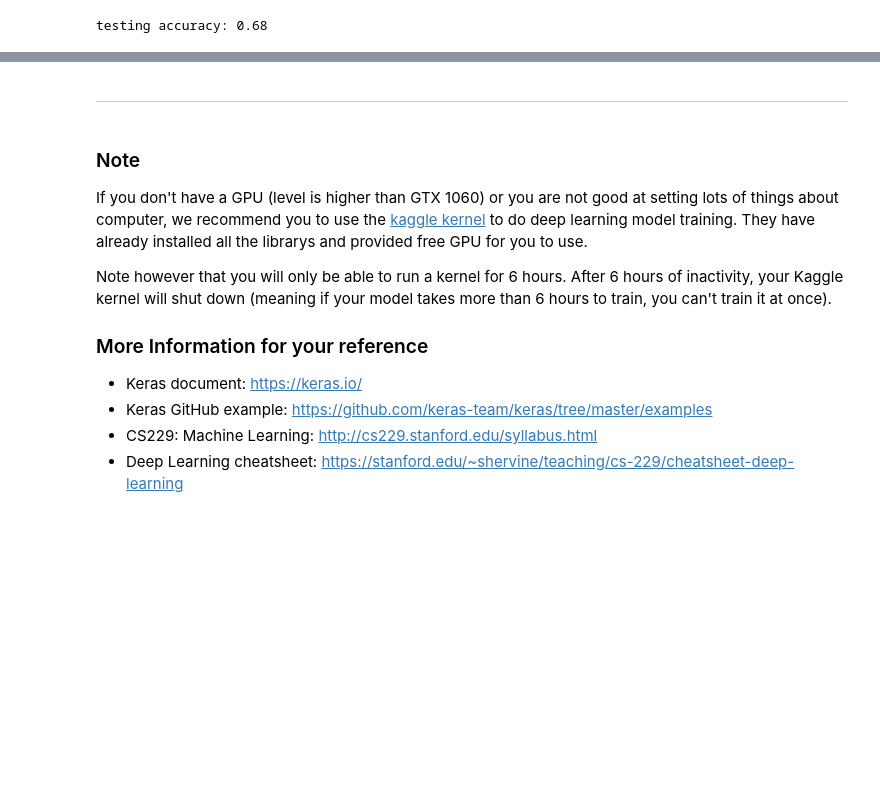
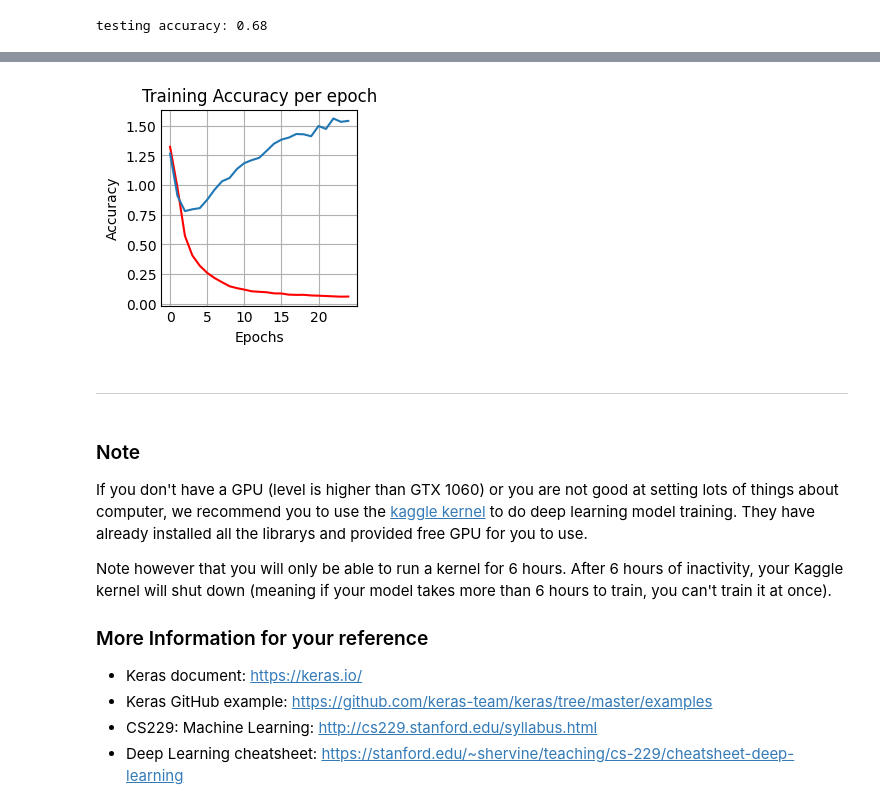
Before and after one commit to Judy-Hsieh/DM2022-Lab2-Master, a Jupyter notebook: DM2022-Lab2-Master.ipynb, the cells around one changed output, grey strips where cells are left out. Saved outputs shown, nothing was run; the diff lists cells and outputs as text; code cells hidden in the pictures; blank space fills up the shorter version.

```diff
--- a/DM2022-Lab2-Master.ipynb
+++ b/DM2022-Lab2-Master.ipynb
@@ -814,3 +925,15 @@ training_log
+# %%
+# plot
+x = np.linspace(0, epochs, 5)
+plt.plot(training_log_epoch, training_log_loss, color = "red", label = "y_sin")
+plt.plot(training_log_epoch, training_log_val_loss, label = 'y_cos')
+plt.title('Training Accuracy per epoch')
+plt.xlabel('Epochs')
+plt.ylabel('Accuracy')
+plt.xticks(range(0, 25, 5))
+plt.show()
+# %% [output]
+[figure, added]
 # %% [markdown]
 ---
 # %% [markdown]
```
Also changed, not shown: parts of 31 cells of this notebook, 1 other file.
